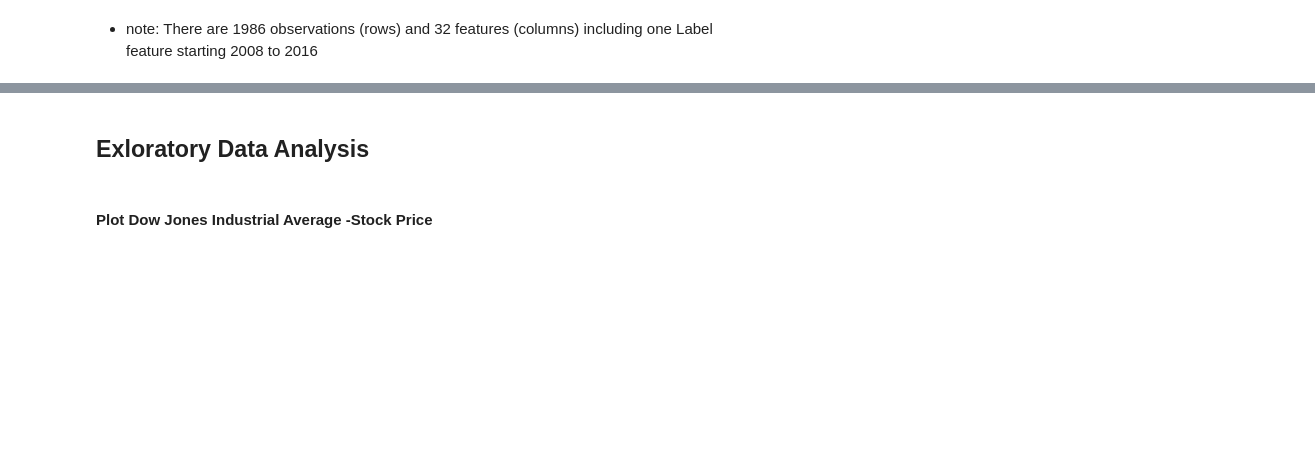
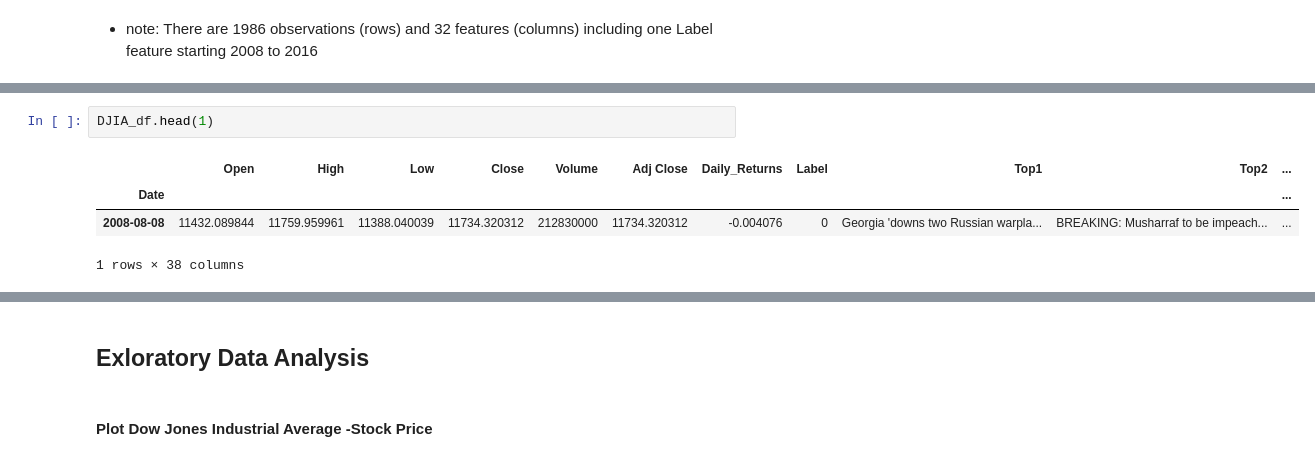
Before and after one commit to ArchanaRobin/SpringBoard, a Jupyter notebook: Capstone 3_Daily News for Stock Market Prediction/Data Wrangling and EDA_Daily News for Stock Market Prediction.ipynb, the cells around one changed output, grey strips where cells are left out. Cells and saved outputs as stored; diff of their text form; blank space fills up the shorter version.

```diff
--- a/Capstone 3_Daily News for Stock Market Prediction/Data Wrangling and EDA_Daily News for Stock Market Prediction.ipynb
+++ b/Capstone 3_Daily News for Stock Market Prediction/Data Wrangling and EDA_Daily News for Stock Market Prediction.ipynb
@@ -435,0 +475,7 @@ DatetimeIndex(['2008-08-08', '2008-08-11', '2008-08-12', '2008-08-13',
+# %%
+DJIA_df.head(1)
+# %% [output]
+|  | Open | High | Low | Close | Volume | Adj Close | Daily_Returns | Label | Top1 | Top2 | ... |
+| Date |  |  |  |  |  |  |  |  |  |  | ... |
+| 2008-08-08 | 11432.089844 | 11759.959961 | 11388.040039 | 11734.320312 | 212830000 | 11734.320312 | -0.004076 | 0 | Georgia 'downs two Russian warpla... | BREAKING: Musharraf to be impeach... | ... |
+1 rows × 38 columns
```
Also changed, not shown: parts of 15 cells of this notebook, 3 other files.
